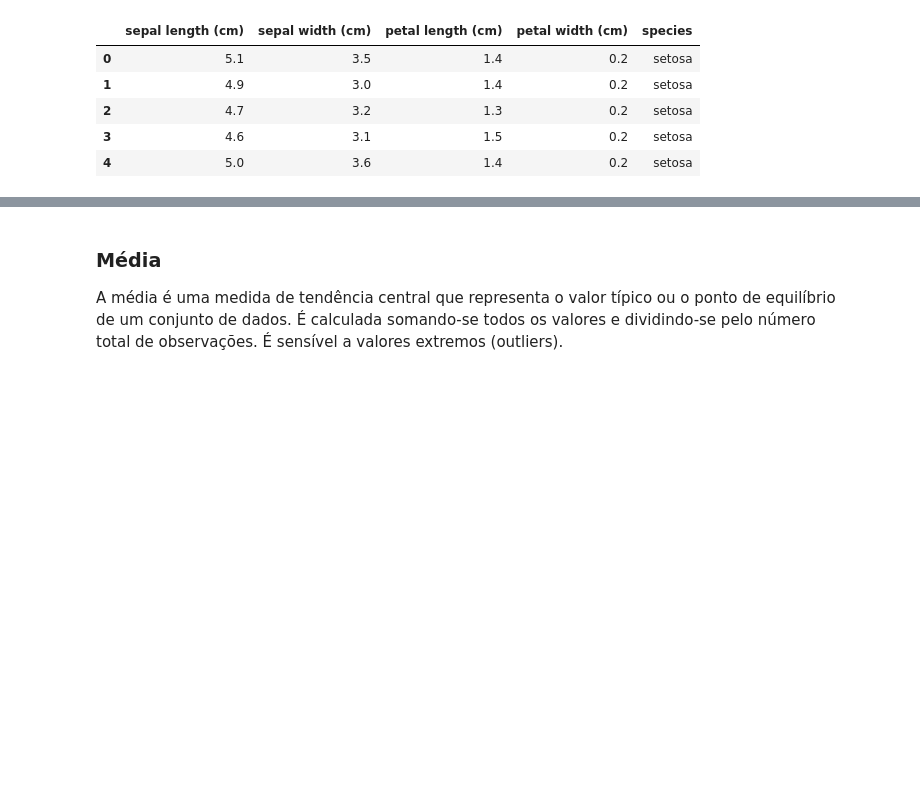
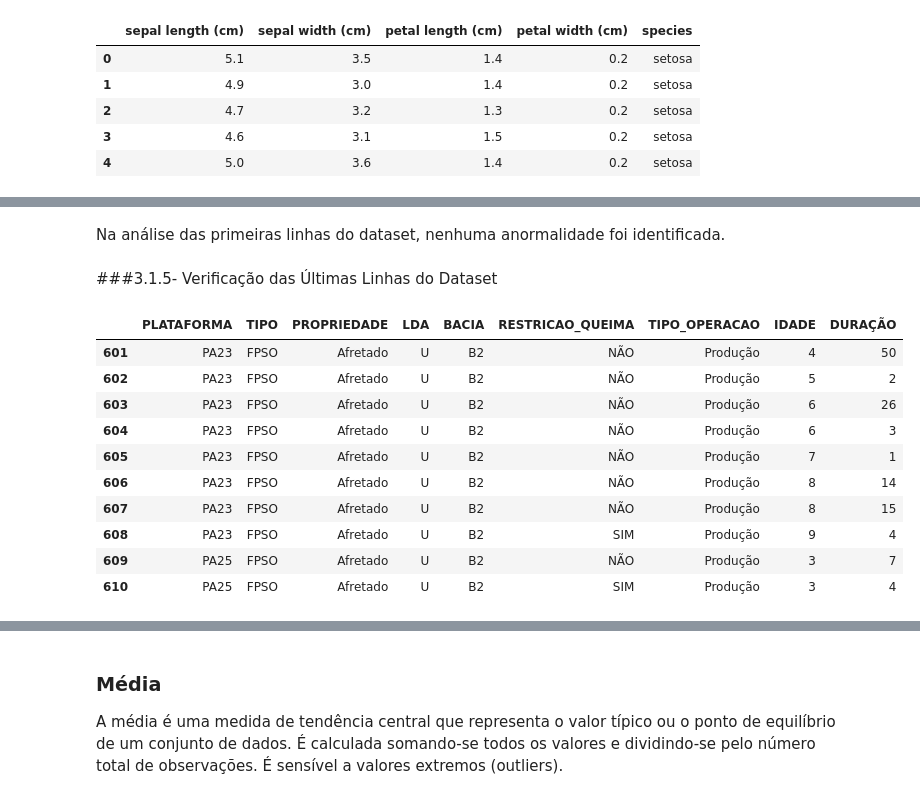
Before and after one commit to LAOLIVEIRA1972/PUC_MVP_AnaliseDados, a Jupyter notebook: mvp_Analise_Dados.ipynb, the cells around one changed output, grey strips where cells are left out. Saved outputs shown, nothing was run; the diff lists cells and outputs as text; code cells hidden in the pictures; blank space fills up the shorter version.

```diff
--- a/mvp_Analise_Dados.ipynb
+++ b/mvp_Analise_Dados.ipynb
@@ -155,0 +195,19 @@ Estatísticas descritivas fornecem um resumo das características numéricas, in
+# %% [markdown]
+Na análise das primeiras linhas do dataset, nenhuma anormalidade foi identificada.
+# %% [markdown]
+###3.1.5- Verificação das Últimas Linhas do Dataset
+# %%
+# Verificando as últimas linhas do dataset para atestar que o dataset foi integralmente carregado
+dataset.tail(10)
+# %% [output]
+|  | PLATAFORMA | TIPO | PROPRIEDADE | LDA | BACIA | RESTRICAO_QUEIMA | TIPO_OPERACAO | IDADE | DURAÇÃO |
+| 601 | PA23 | FPSO | Afretado | U | B2 | NÃO | Produção | 4 | 50 |
+| 602 | PA23 | FPSO | Afretado | U | B2 | NÃO | Produção | 5 | 2 |
+| 603 | PA23 | FPSO | Afretado | U | B2 | NÃO | Produção | 6 | 26 |
+| 604 | PA23 | FPSO | Afretado | U | B2 | NÃO | Produção | 6 | 3 |
+| 605 | PA23 | FPSO | Afretado | U | B2 | NÃO | Produção | 7 | 1 |
+| 606 | PA23 | FPSO | Afretado | U | B2 | NÃO | Produção | 8 | 14 |
+| 607 | PA23 | FPSO | Afretado | U | B2 | NÃO | Produção | 8 | 15 |
+| 608 | PA23 | FPSO | Afretado | U | B2 | SIM | Produção | 9 | 4 |
+| 609 | PA25 | FPSO | Afretado | U | B2 | NÃO | Produção | 3 | 7 |
+| 610 | PA25 | FPSO | Afretado | U | B2 | SIM | Produção | 3 | 4 |
```
Also changed, not shown: parts of 36 cells of this notebook.
